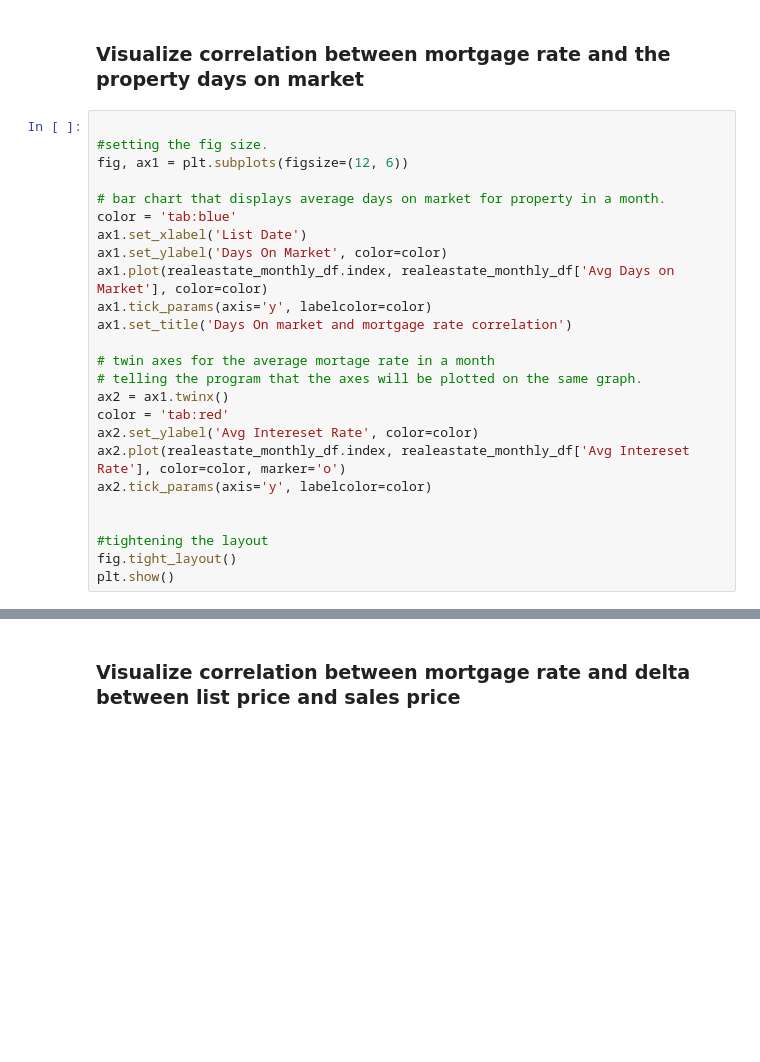
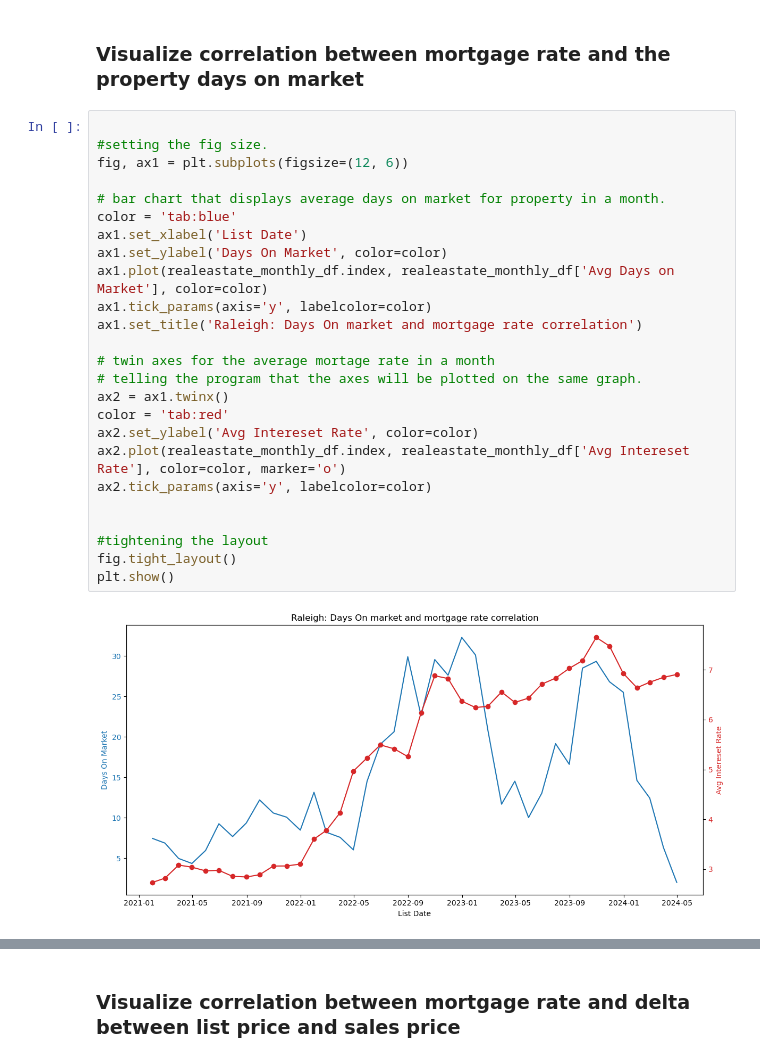
Before and after one commit to atulbachhav22/Real-Estate-Analysis-Project, a Jupyter notebook: real-estate-analysis_updated.ipynb, the cells around one changed output, grey strips where cells are left out. Drawn from its saved outputs; the diff is of its cells as text; blank space fills up the shorter version.

```diff
--- a/real-estate-analysis_updated.ipynb
+++ b/real-estate-analysis_updated.ipynb
@@ -446,25 +872,27 @@ realeastate_monthly_df.head()
 # %%
 
 #setting the fig size.
 fig, ax1 = plt.subplots(figsize=(12, 6))
 
 # bar chart that displays average days on market for property in a month.
 color = 'tab:blue'
 ax1.set_xlabel('List Date')
 ax1.set_ylabel('Days On Market', color=color)
 ax1.plot(realeastate_monthly_df.index, realeastate_monthly_df['Avg Days on Market'], color=color)
 ax1.tick_params(axis='y', labelcolor=color)
-ax1.set_title('Days On market and mortgage rate correlation')
+ax1.set_title('Raleigh: Days On market and mortgage rate correlation')
 
 # twin axes for the average mortage rate in a month
 # telling the program that the axes will be plotted on the same graph.
 ax2 = ax1.twinx()
 color = 'tab:red'
 ax2.set_ylabel('Avg Intereset Rate', color=color)
 ax2.plot(realeastate_monthly_df.index, realeastate_monthly_df['Avg Intereset Rate'], color=color, marker='o')
 ax2.tick_params(axis='y', labelcolor=color)
 
 
 #tightening the layout
 fig.tight_layout()
 plt.show()
+# %% [output]
+[figure, added]
```
Also changed, not shown: parts of 38 cells of this notebook, 12 other files.
